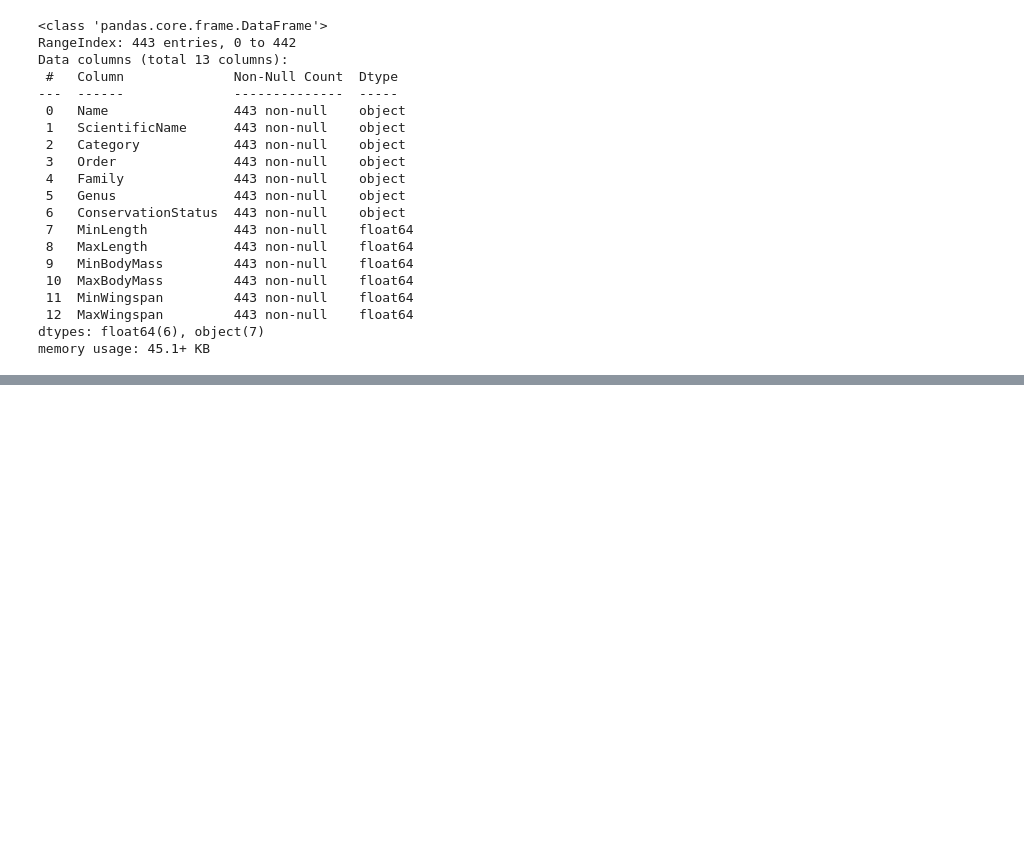
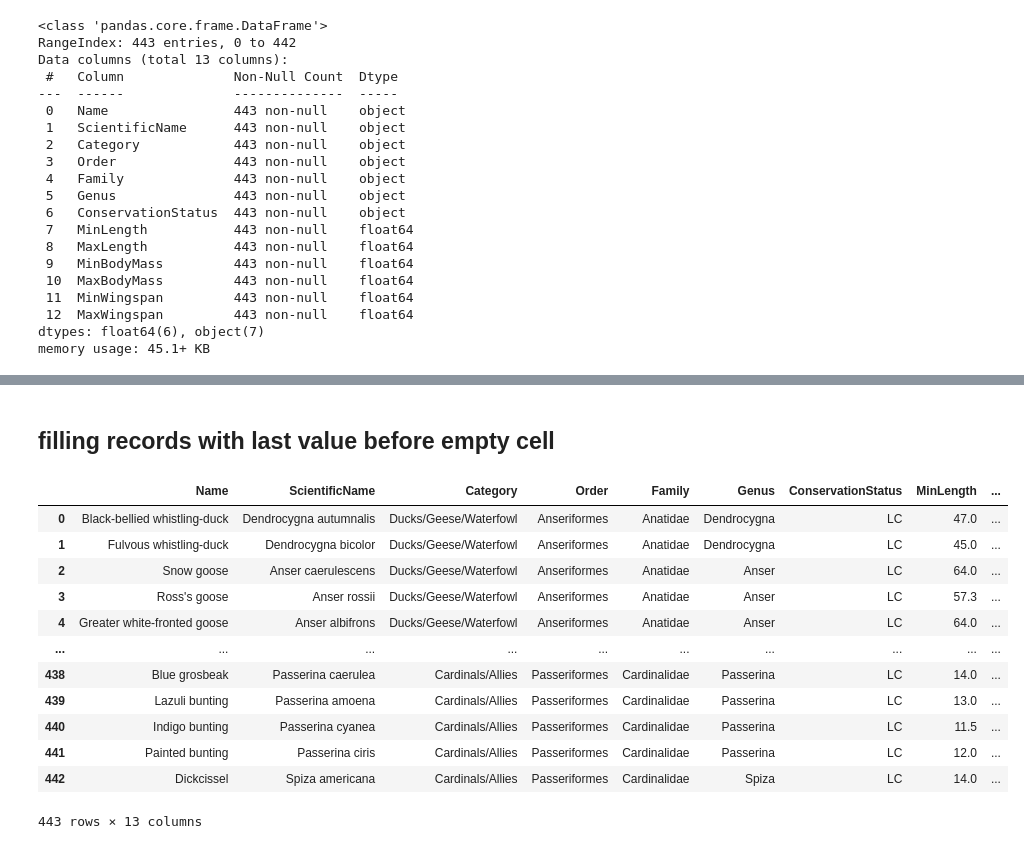
Before and after one commit to zeerau/Data-science-assignment, a Jupyter notebook: week4/data_preparation.ipynb, the cells around one changed output, grey strips where cells are left out. Cells and saved outputs as stored; diff of their text form; code cells hidden in the pictures; blank space fills up the shorter version.

```diff
--- a/week4/data_preparation.ipynb
+++ b/week4/data_preparation.ipynb
@@ -35,0 +96,18 @@ memory usage: 45.1+ KB
+# %% [markdown]
+## filling records with last value before empty cell
+# %%
+birds.fillna(method='ffill')
+# %% [output]
+|  | Name | ScientificName | Category | Order | Family | Genus | ConservationStatus | MinLength | ... |
+| 0 | Black-bellied whistling-duck | Dendrocygna autumnalis | Ducks/Geese/Waterfowl | Anseriformes | Anatidae | Dendrocygna | LC | 47.0 | ... |
+| 1 | Fulvous whistling-duck | Dendrocygna bicolor | Ducks/Geese/Waterfowl | Anseriformes | Anatidae | Dendrocygna | LC | 45.0 | ... |
+| 2 | Snow goose | Anser caerulescens | Ducks/Geese/Waterfowl | Anseriformes | Anatidae | Anser | LC | 64.0 | ... |
+| 3 | Ross's goose | Anser rossii | Ducks/Geese/Waterfowl | Anseriformes | Anatidae | Anser | LC | 57.3 | ... |
+| 4 | Greater white-fronted goose | Anser albifrons | Ducks/Geese/Waterfowl | Anseriformes | Anatidae | Anser | LC | 64.0 | ... |
+| ... | ... | ... | ... | ... | ... | ... | ... | ... | ... |
+| 438 | Blue grosbeak | Passerina caerulea | Cardinals/Allies | Passeriformes | Cardinalidae | Passerina | LC | 14.0 | ... |
+| 439 | Lazuli bunting | Passerina amoena | Cardinals/Allies | Passeriformes | Cardinalidae | Passerina | LC | 13.0 | ... |
+| 440 | Indigo bunting | Passerina cyanea | Cardinals/Allies | Passeriformes | Cardinalidae | Passerina | LC | 11.5 | ... |
+| 441 | Painted bunting | Passerina ciris | Cardinals/Allies | Passeriformes | Cardinalidae | Passerina | LC | 12.0 | ... |
+| 442 | Dickcissel | Spiza americana | Cardinals/Allies | Passeriformes | Cardinalidae | Spiza | LC | 14.0 | ... |
+443 rows × 13 columns
```
Also changed, not shown: parts of 15 cells of this notebook.
